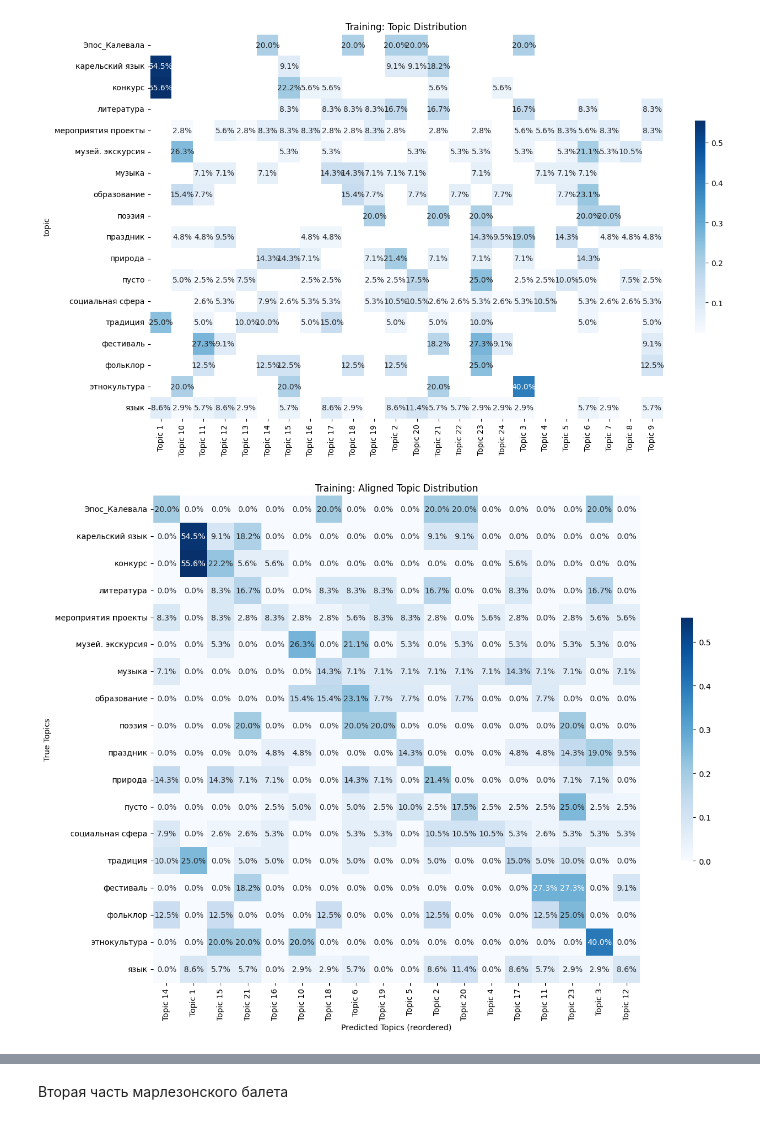
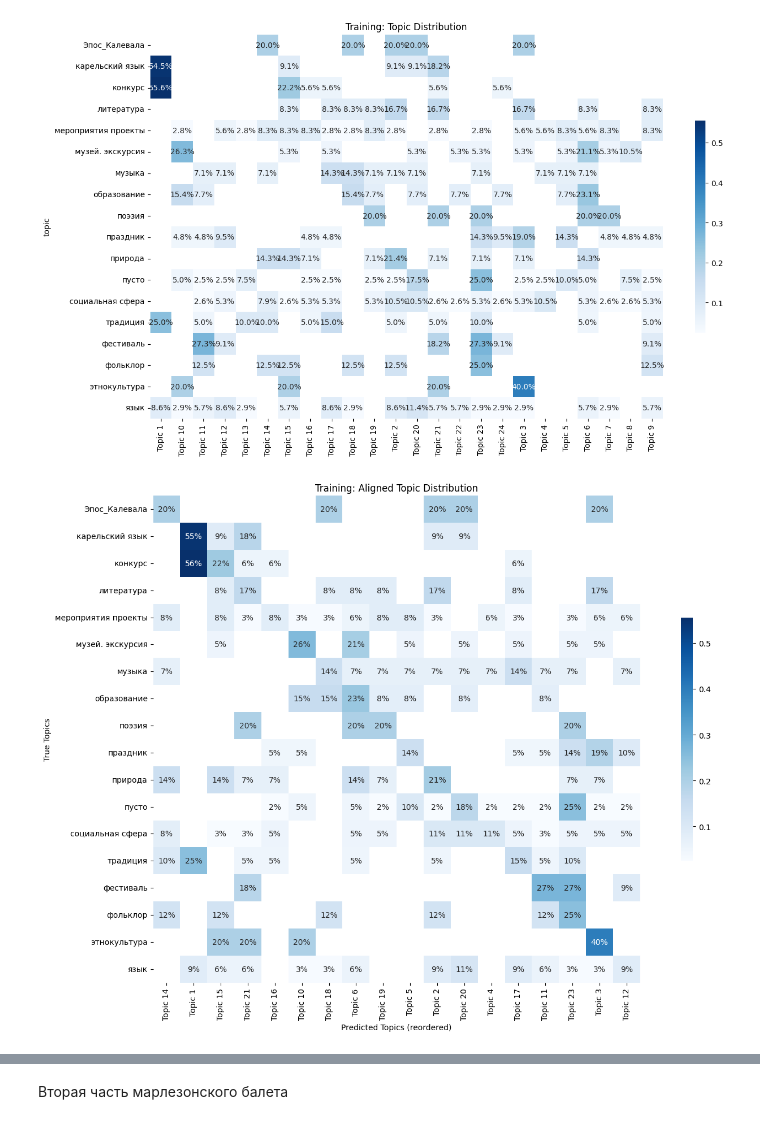
Before and after one commit to componavt/sns4human, a Jupyter notebook: src/vk/nlp/scikit_LDA_topics.ipynb, the cells around one changed output, grey strips where cells are left out. Drawn from its saved outputs; the diff is of its cells as text; code cells hidden in the pictures.

Commit message:
+ Graph

```diff
--- a/src/vk/nlp/scikit_LDA_topics.ipynb
+++ b/src/vk/nlp/scikit_LDA_topics.ipynb
@@ -255,39 +255,43 @@ plt.title('Training: Topic Distribution')
 Text(0.5, 1.0, 'Training: Topic Distribution')
 [figure]
 # %%
-# Переупорядочиваем темы для максимального совпадения с истинными
+# Reorder topics for maximum alignment with true topics
 confusion_matrix = df.groupby(train_docs.topic).value_counts(normalize=True).unstack(-1)
 
-# Заполняем возможные NaN значения нулями и преобразуем к float
+# Fill possible NaN values with zeros and convert to float
 confusion_matrix = confusion_matrix.fillna(0).astype(float)
 
-# Находим оптимальное сопоставление
+# Find the optimal assignment
 from scipy.optimize import linear_sum_assignment
 import numpy as np
 
 try:
     row_ind, col_ind = linear_sum_assignment(-confusion_matrix.values)
     ordered_topics = confusion_matrix.columns[col_ind[np.argsort(row_ind)]]
 
+    # Create a mask for zero values
+    mask = confusion_matrix.loc[confusion_matrix.index, ordered_topics] == 0
+
     plt.figure(figsize=(15, 10))
     sns.heatmap(
         confusion_matrix.loc[confusion_matrix.index, ordered_topics],
         annot=True,
-        fmt='.1%',
+        fmt='.0%',         # Display as '0%' (no decimal)
         cmap='Blues',
         square=True,
+        mask=mask,         # Mask cells with zero value
         cbar_kws={"shrink": 0.5}
     )
     plt.title('Training: Aligned Topic Distribution')
     plt.ylabel('True Topics')
     plt.xlabel('Predicted Topics (reordered)')
     plt.tight_layout()
 
 except ValueError as e:
-    print(f"Ошибка при обработке матрицы: {e}")
-    print("Матрица для проверки:")
+    print(f"Error while processing the matrix: {e}")
+    print("Matrix for verification:")
     print(confusion_matrix)
-    print("Типы данных в матрице:")
+    print("Data types in the matrix:")
     print(confusion_matrix.dtypes)
 # %% [output]
-[figure, old version]
+[figure, new version]
```
Also changed, not shown: parts of 2 cells of this notebook.
